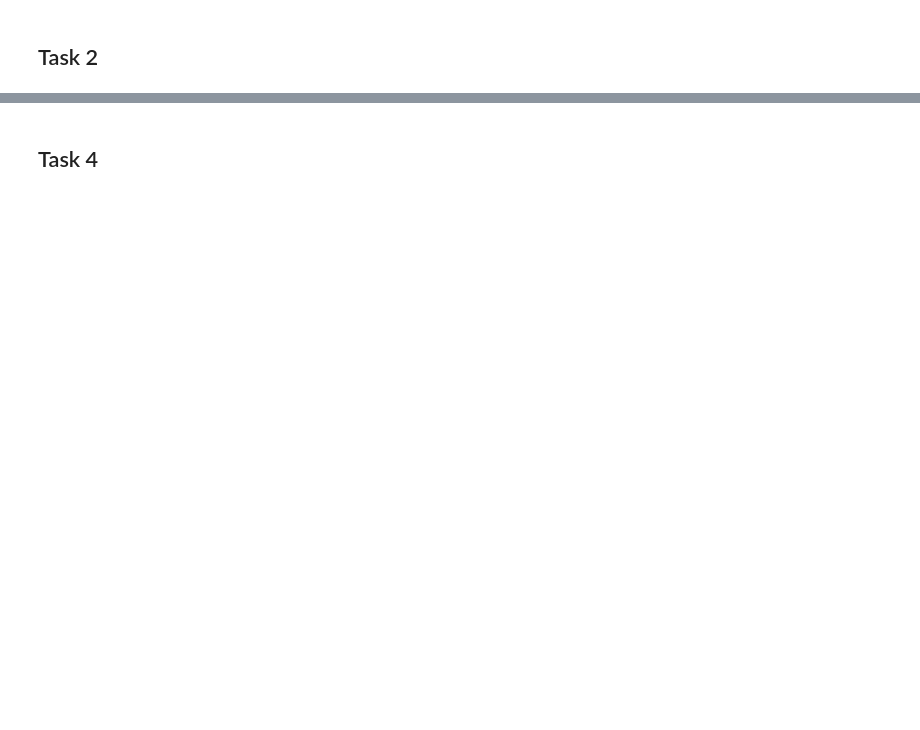
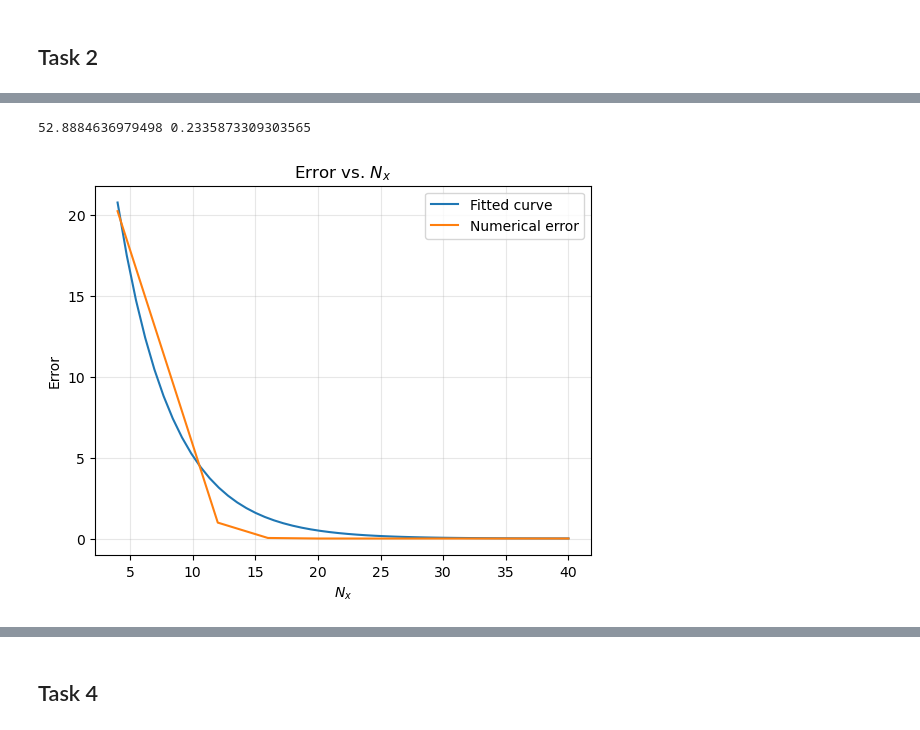
Before and after one commit to mathiatt04/computational_physics, a Jupyter notebook: cahn-hilliard/cahn_hilliard.ipynb, the cells around one changed output, grey strips where cells are left out. Drawn from its saved outputs; the diff is of its cells as text; code cells hidden in the pictures; blank space fills up the shorter version.

```diff
--- a/cahn-hilliard/cahn_hilliard.ipynb
+++ b/cahn-hilliard/cahn_hilliard.ipynb
@@ -801,0 +425,41 @@ Nt             Error                    EOC
+# %%
+from scipy.optimize import curve_fit
+
+# Further error and EOC analysis for 2nd expression
+def exp_decay(x, A, B):
+    """
+    Function used to fit an exponential decay to the error data.
+
+    Parameters:
+    -----------
+        x (ndarray) : 1D array of x values the function is valuated over.
+        A (float)   : Scalar defining the value at x = 0.
+        B (float)   : Scalar defining the slope of the exponential decay.
+
+    Returns:
+    -----------
+        fun (ndarray) : 1D array of the values of the exponential decay for each x value.
+    """
+    fun = A*np.exp(-B*x)
+    return fun
+
+
+x                  = np.linspace(Nx2[0], Nx2[-1])
+params, _          = curve_fit(exp_decay, Nx2, errors2_2, p0=[52,.2])
+A_fitted, B_fitted = params
+
+print(A_fitted, B_fitted)
+
+error_fit = exp_decay(x, A_fitted, B_fitted)
+
+plt.plot(x, error_fit, label = 'Fitted curve')
+plt.plot(Nx2, errors2_2, label = 'Numerical error')
+plt.title(r"Error vs. $N_x$")
+plt.xlabel(r"$N_x$")
+plt.ylabel(r"Error")
+plt.grid(alpha=0.3)
+plt.legend()
+plt.show()
+# %% [output]
+52.8884636979498 0.2335873309303565
+[figure, added]
```
Also changed, not shown: parts of 97 cells of this notebook, 4 other files.
